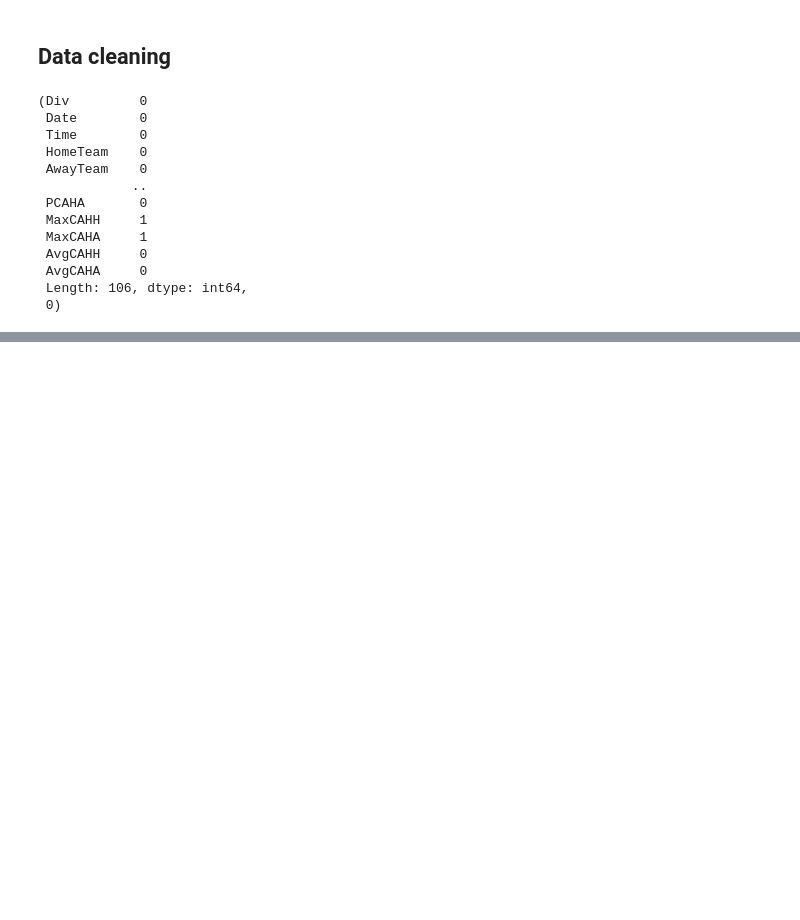
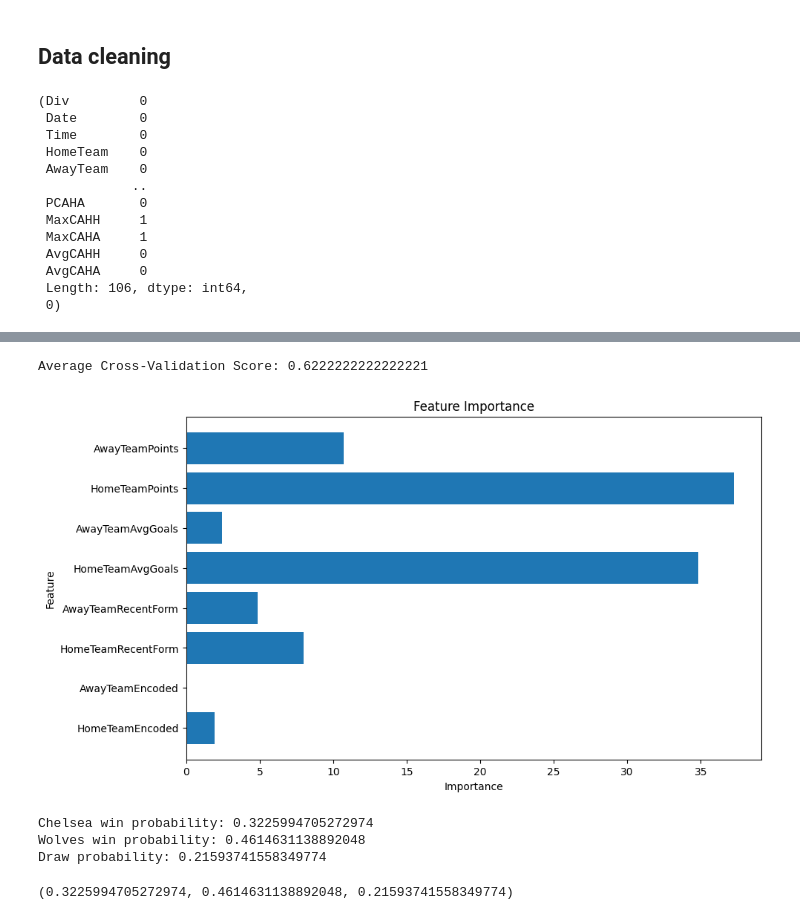
Before and after one commit to dagbolade/PL_prediction, a Jupyter notebook: epl.ipynb, the cells around one changed output, grey strips where cells are left out. Cells and saved outputs as stored; diff of their text form; code cells hidden in the pictures; blank space fills up the shorter version.

Commit message:
used hyperopts for optimization

```diff
--- a/epl.ipynb
+++ b/epl.ipynb
@@ -79,0 +220,26 @@ memory usage: 140.1+ KB
+# %%
+from hyperopt import STATUS_OK
+from sklearn.model_selection import train_test_split, StratifiedKFold, cross_val_score
+from catboost import CatBoostClassifier
+
+def objective(params):
+    params['iterations'] = int(params['iterations'])
+    clf = CatBoostClassifier(**params, loss_function='MultiClass', verbose=False)
+    score = cross_val_score(clf, X_train_scaled, y_train, scoring='accuracy', cv=StratifiedKFold(3)).mean()
+    return {'loss': -score, 'status': STATUS_OK}
+# %%
+# run the hyperparameter optimization
+from hyperopt import tpe, Trials, fmin
+
+trials = Trials()
+best = fmin(fn=objective, space=space, algo=tpe.suggest, max_evals=50, trials=trials)
+# %%
+from sklearn.metrics import classification_report
+
+best_params = {k: int(v) if k in ['iterations', 'depth', 'border_count'] else v for k, v in best.items()}
+final_model = CatBoostClassifier(**best_params, loss_function='MultiClass', eval_metric='Accuracy', verbose=False)
+final_model.fit(X_train_scaled, y_train)
+
+# Evaluate the model
+y_pred = final_model.predict(X_test_scaled)
+print(classification_report(y_test, y_pred, zero_division=0))
@@ -79,0 +256,51 @@ memory usage: 140.1+ KB
+# %%
+# check for overfitting
+from sklearn.model_selection import cross_val_score
+
+# Perform cross-validation
+cv_scores = cross_val_score(final_model, X_train_scaled, y_train, cv=5)
+
+# Print the average score
+print(f"Average Cross-Validation Score: {cv_scores.mean()}")
+# %% [output]
+Average Cross-Validation Score: 0.6222222222222221
+# %%
+import matplotlib.pyplot as plt
+
+# Get feature importances
+feature_importances = final_model.get_feature_importance()
+
+# Create a bar plot
+plt.figure(figsize=(10, 6))
+plt.barh(features, feature_importances)
+plt.xlabel('Importance')
+plt.ylabel('Feature')
+plt.title('Feature Importance')
+plt.show()
+# %% [output]
+[figure, added]
+# %%
+# make predictions for the 2023/24 season
+def predict_match(home_team, away_team, model, scaler):
+    # Create a dataframe with the appropriate format
+    match = pd.DataFrame(columns=['HomeTeamEncoded', 'AwayTeamEncoded', 'HomeTeamRecentForm', 'AwayTeamRecentForm', 'HomeTeamAvgGoals', 'AwayTeamAvgGoals', 'HomeTeamPoints', 'AwayTeamPoints'])
+    match.loc[0] = [label_encoder.transform([home_team])[0], label_encoder.transform([away_team])[0], calculate_form_points(home_team, df_cleaned), calculate_form_points(away_team, df_cleaned), df_cleaned[df_cleaned['HomeTeam'] == home_team]['HomeTeamAvgGoals'].values[0], df_cleaned[df_cleaned['AwayTeam'] == away_team]['AwayTeamAvgGoals'].values[0], calculate_team_points(home_team, df_cleaned), calculate_team_points(away_team, df_cleaned)]
+    # Scale the features
+    match_scaled = scaler.transform(match)
+    # Make predictions
+    home_team_win_prob = model.predict_proba(match_scaled)[0][0]
+    away_team_win_prob = model.predict_proba(match_scaled)[0][2]
+    draw_prob = model.predict_proba(match_scaled)[0][1]
+    # Print the results
+    print(f"{home_team} win probability: {home_team_win_prob}")
+    print(f"{away_team} win probability: {away_team_win_prob}")
+    print(f"Draw probability: {draw_prob}")
+
+    return home_team_win_prob, away_team_win_prob, draw_prob
+
+predict_match('Chelsea', 'Wolves', final_model, scaler)
+# %% [output]
+Chelsea win probability: 0.3225994705272974
+Wolves win probability: 0.4614631138892048
+Draw probability: 0.21593741558349774
+(0.3225994705272974, 0.4614631138892048, 0.21593741558349774)
```
Also changed, not shown: parts of 18 cells of this notebook, 4 other files.
